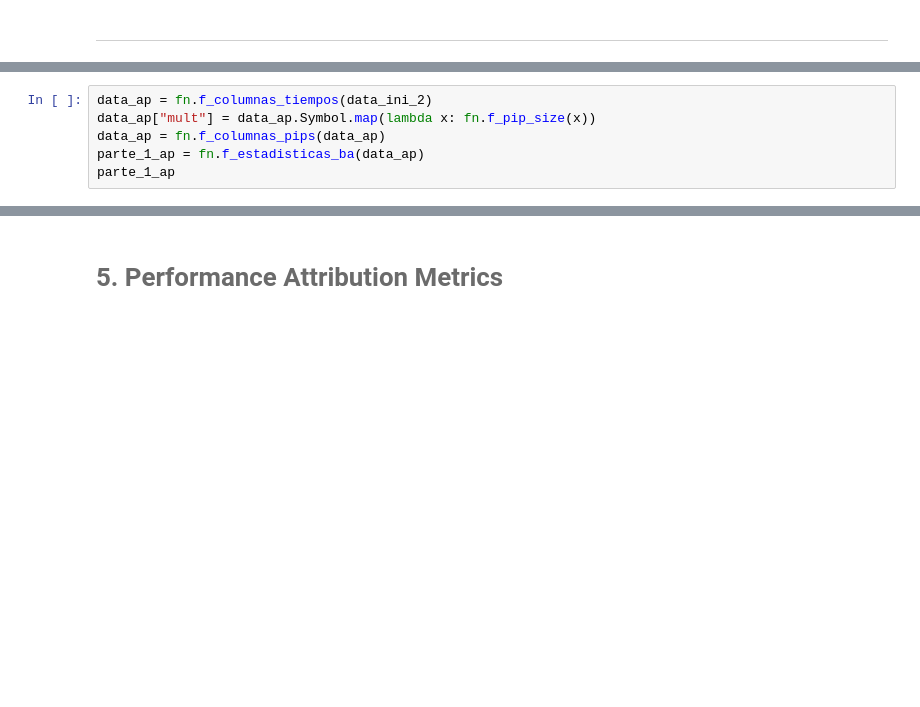
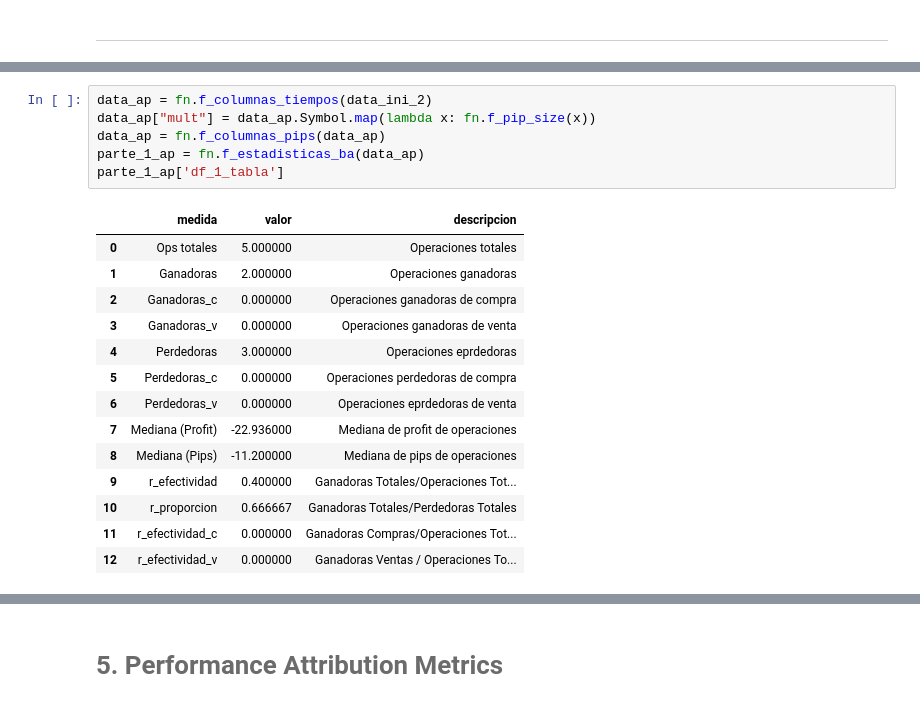
Before and after one commit to douglasparism/MyST_LAB_3_E3, a Jupyter notebook: notebook.ipynb, the cells around one changed output, grey strips where cells are left out. Saved outputs shown, nothing was run; the diff lists cells and outputs as text; blank space fills up the shorter version.

```diff
--- a/notebook.ipynb
+++ b/notebook.ipynb
@@ -130,6 +174,21 @@ parte_1_dou
 # %%
 data_ap = fn.f_columnas_tiempos(data_ini_2)
 data_ap["mult"] = data_ap.Symbol.map(lambda x: fn.f_pip_size(x))
 data_ap = fn.f_columnas_pips(data_ap)
 parte_1_ap = fn.f_estadisticas_ba(data_ap)
-parte_1_ap
+parte_1_ap['df_1_tabla']
+# %% [output]
+|  | medida | valor | descripcion |
+| 0 | Ops totales | 5.000000 | Operaciones totales |
+| 1 | Ganadoras | 2.000000 | Operaciones ganadoras |
+| 2 | Ganadoras_c | 0.000000 | Operaciones ganadoras de compra |
+| 3 | Ganadoras_v | 0.000000 | Operaciones ganadoras de venta |
+| 4 | Perdedoras | 3.000000 | Operaciones eprdedoras |
+| 5 | Perdedoras_c | 0.000000 | Operaciones perdedoras de compra |
+| 6 | Perdedoras_v | 0.000000 | Operaciones eprdedoras de venta |
+| 7 | Mediana (Profit) | -22.936000 | Mediana de profit de operaciones |
+| 8 | Mediana (Pips) | -11.200000 | Mediana de pips de operaciones |
+| 9 | r_efectividad | 0.400000 | Ganadoras Totales/Operaciones Tot... |
+| 10 | r_proporcion | 0.666667 | Ganadoras Totales/Perdedoras Totales |
+| 11 | r_efectividad_c | 0.000000 | Ganadoras Compras/Operaciones Tot... |
+| 12 | r_efectividad_v | 0.000000 | Ganadoras Ventas / Operaciones To... |
```
Also changed, not shown: parts of 12 cells of this notebook.
